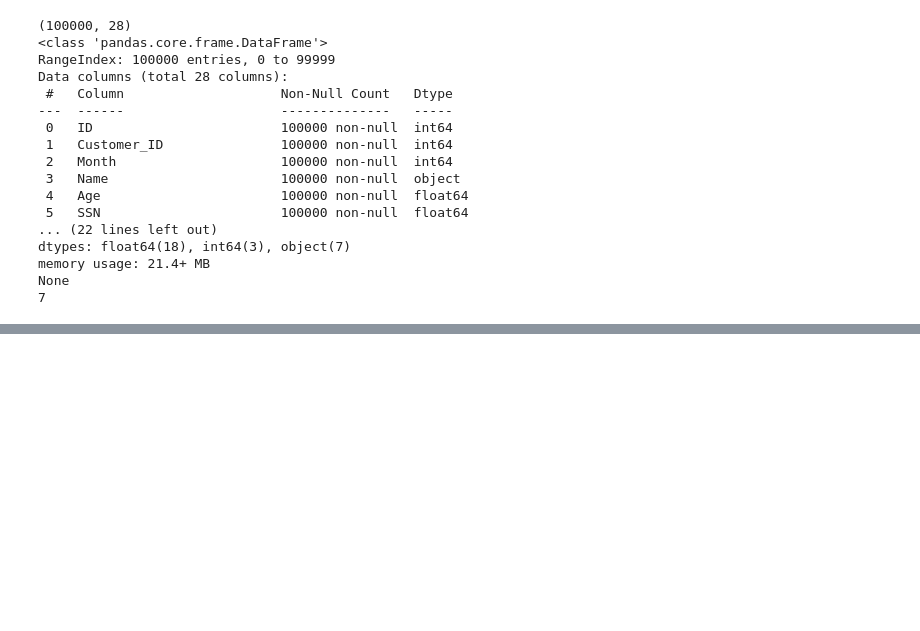
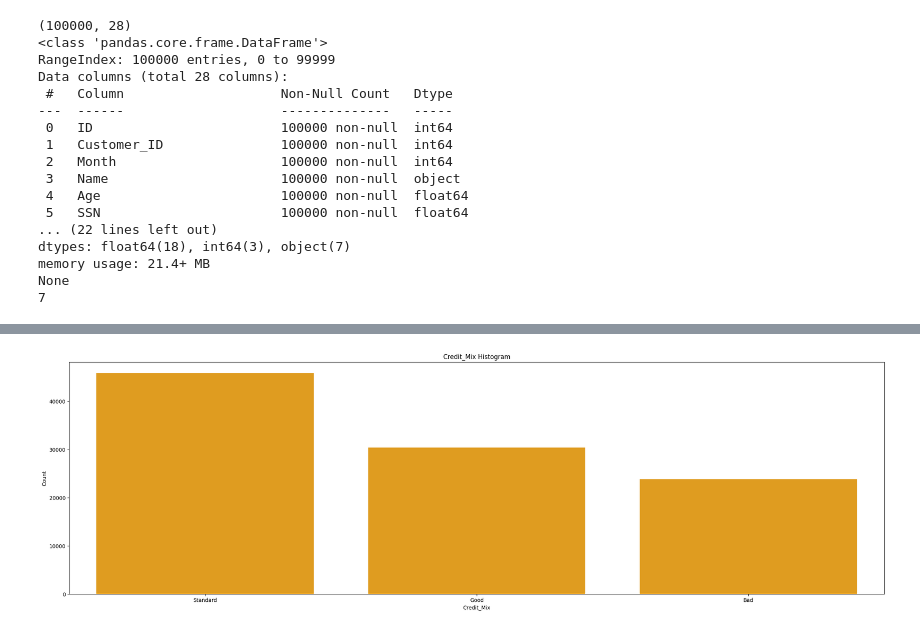
Before and after one commit to yaseen1998/AI_Orange_Course, a Jupyter notebook: Assigment/1_plot.ipynb, the cells around one changed output, grey strips where cells are left out. Drawn from its saved outputs; the diff is of its cells as text; code cells hidden in the pictures; blank space fills up the shorter version.

```diff
--- a/Assigment/1_plot.ipynb
+++ b/Assigment/1_plot.ipynb
@@ -83,0 +105,11 @@ fig.show()
+# %%
+df_Credit_Mix = df_string['Credit_Mix'].value_counts()
+# plot histogram
+plt.figure(figsize=(28, 8))
+sns.barplot(x=df_Credit_Mix.index, y=df_Credit_Mix.values,color='orange')
+plt.title('Credit_Mix Histogram')
+plt.ylabel('Count')
+plt.xlabel('Credit_Mix')
+plt.show()
+# %% [output]
+[figure, added]
```
Also changed, not shown: parts of 7 cells of this notebook, 4 other files.
